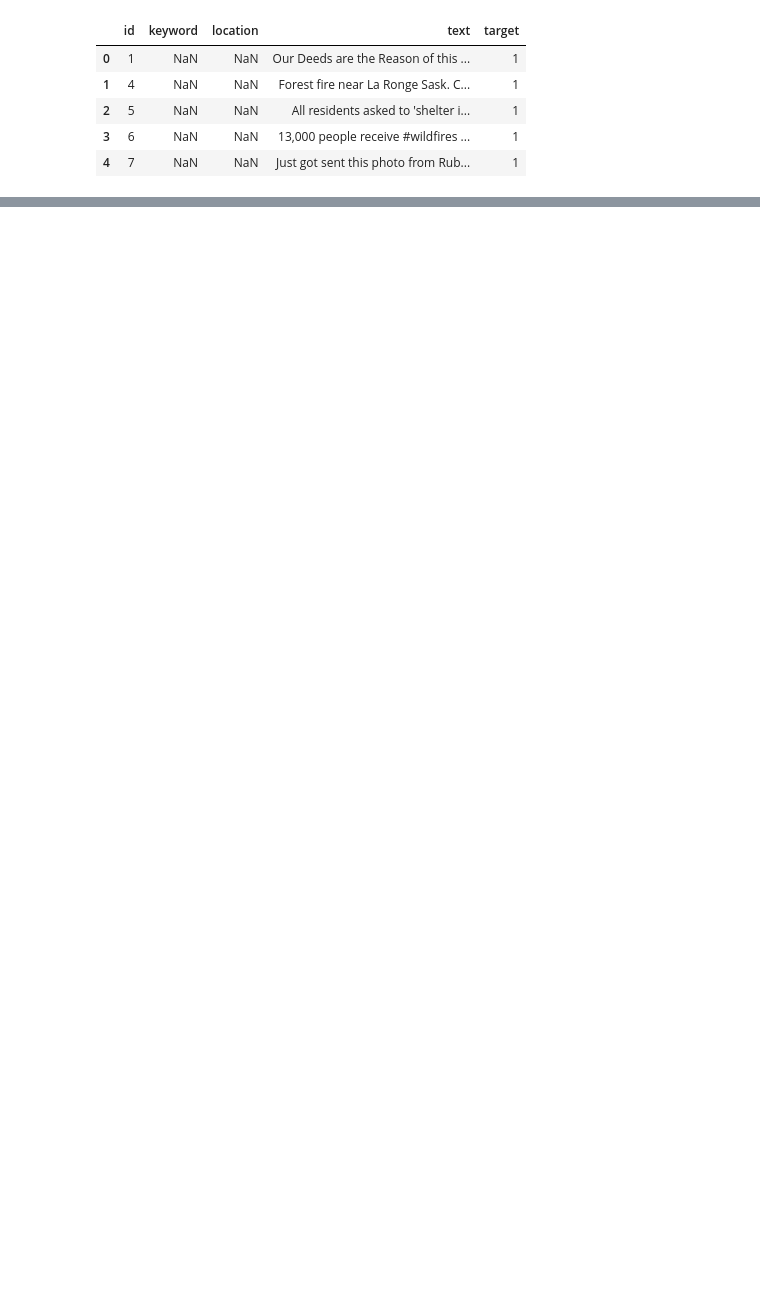
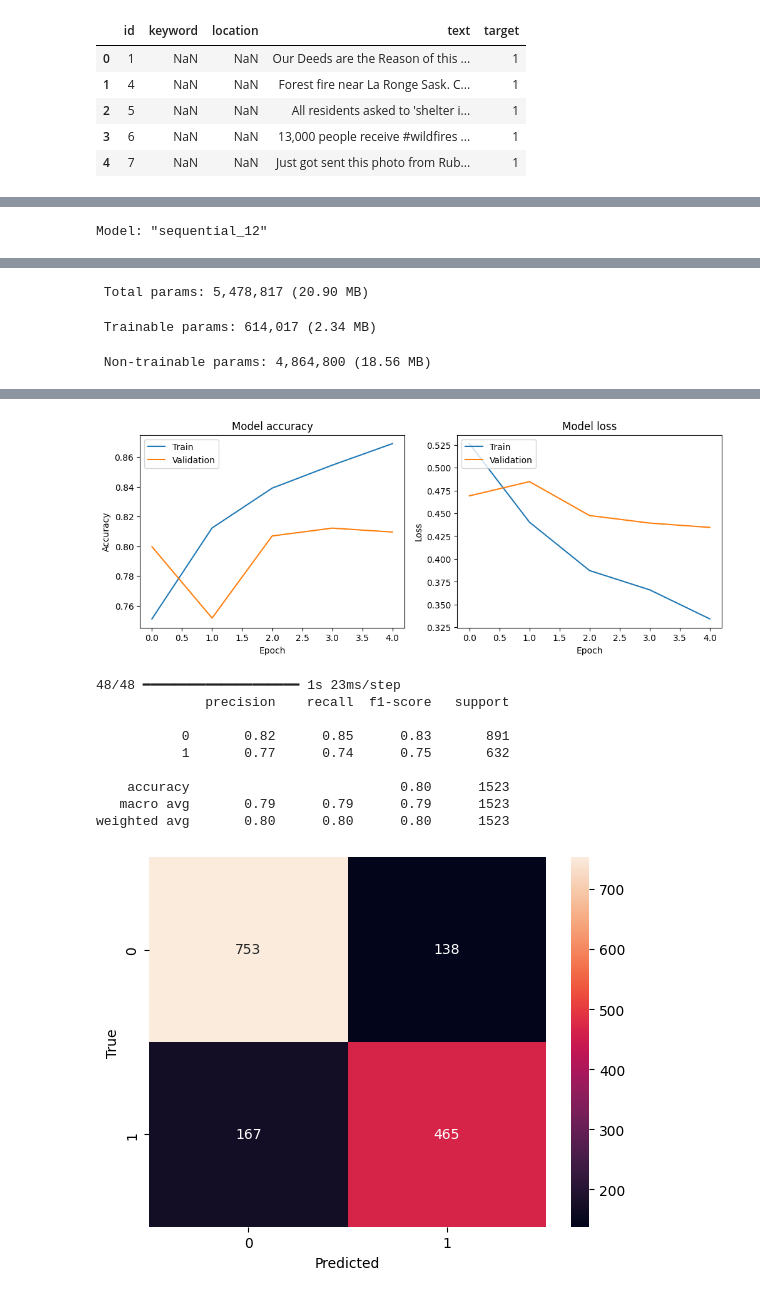
Before and after one commit to DataChemE/Disaster-Tweets, a Jupyter notebook: tweet_prediction.ipynb, the cells around one changed output, grey strips where cells are left out. Cells and saved outputs as stored; diff of their text form; code cells hidden in the pictures; blank space fills up the shorter version.

```diff
--- a/tweet_prediction.ipynb
+++ b/tweet_prediction.ipynb
@@ -58,0 +386,49 @@ dtype: int64
+# %%
+# Deeper LSTM model with Bidirectional LSTM layers
+def build_advanced_lstm(vocab_size, max_length, embedding_dim, embedding_matrix):
+    model = Sequential()
+    model.add(Input(shape=(max_length,)))
+    model.add(Embedding(vocab_size, embedding_dim, weights=[embedding_matrix], trainable=False))
+
+    # Bidirectional LSTM layers
+    model.add(Bidirectional(LSTM(128, return_sequences=True)))
+    model.add(Dropout(0.3))
+    model.add(Bidirectional(LSTM(64, return_sequences=True)))
+    model.add(Dropout(0.3))
+
+    # Global Max Pooling
+    model.add(GlobalMaxPooling1D())
+
+    # Dense layers
+    model.add(Dense(64, activation='relu'))
+    model.add(Dropout(0.3))
+    model.add(Dense(32, activation='relu'))
+    model.add(Dropout(0.3))
+    model.add(Dense(1, activation='sigmoid'))
+
+    # Compile the model
+    optimizer = Adam(learning_rate=0.01)
+    model.compile(optimizer=optimizer, loss='binary_crossentropy', metrics=['accuracy'])
+
+    return model
+
+# Create the model
+large_lstm_model = build_advanced_lstm(vocab_size, max_length, embedding_dim, embedding_matrix)
+
+# Print model summary
+large_lstm_model.summary()
+
+# Train the model
+history = large_lstm_model.fit(
+    X_train, y_train_np,
+    epochs=5,
+    batch_size=32,
+    validation_data=(X_test, y_test_np),
+    callbacks=[reduce_lr, early_stopping],
+    class_weight=class_weight_dict
+)
+
+plot_model(history)
+model_evaluation(large_lstm_model, X_test, y_test)
+# %% [output]
+Model: "sequential_12"
@@ -58,0 +452,3 @@ dtype: int64
+ Total params: 5,478,817 (20.90 MB)
+ Trainable params: 614,017 (2.34 MB)
+ Non-trainable params: 4,864,800 (18.56 MB)
@@ -58,0 +465,11 @@ dtype: int64
+[figure, added]
+48/48 ━━━━━━━━━━━━━━━━━━━━ 1s 23ms/step
+              precision    recall  f1-score   support
+
+           0       0.82      0.85      0.83       891
+           1       0.77      0.74      0.75       632
+
+    accuracy                           0.80      1523
+   macro avg       0.79      0.79      0.79      1523
+weighted avg       0.80      0.80      0.80      1523
+[figure, added]
```
Also changed, not shown: parts of 38 cells of this notebook.
